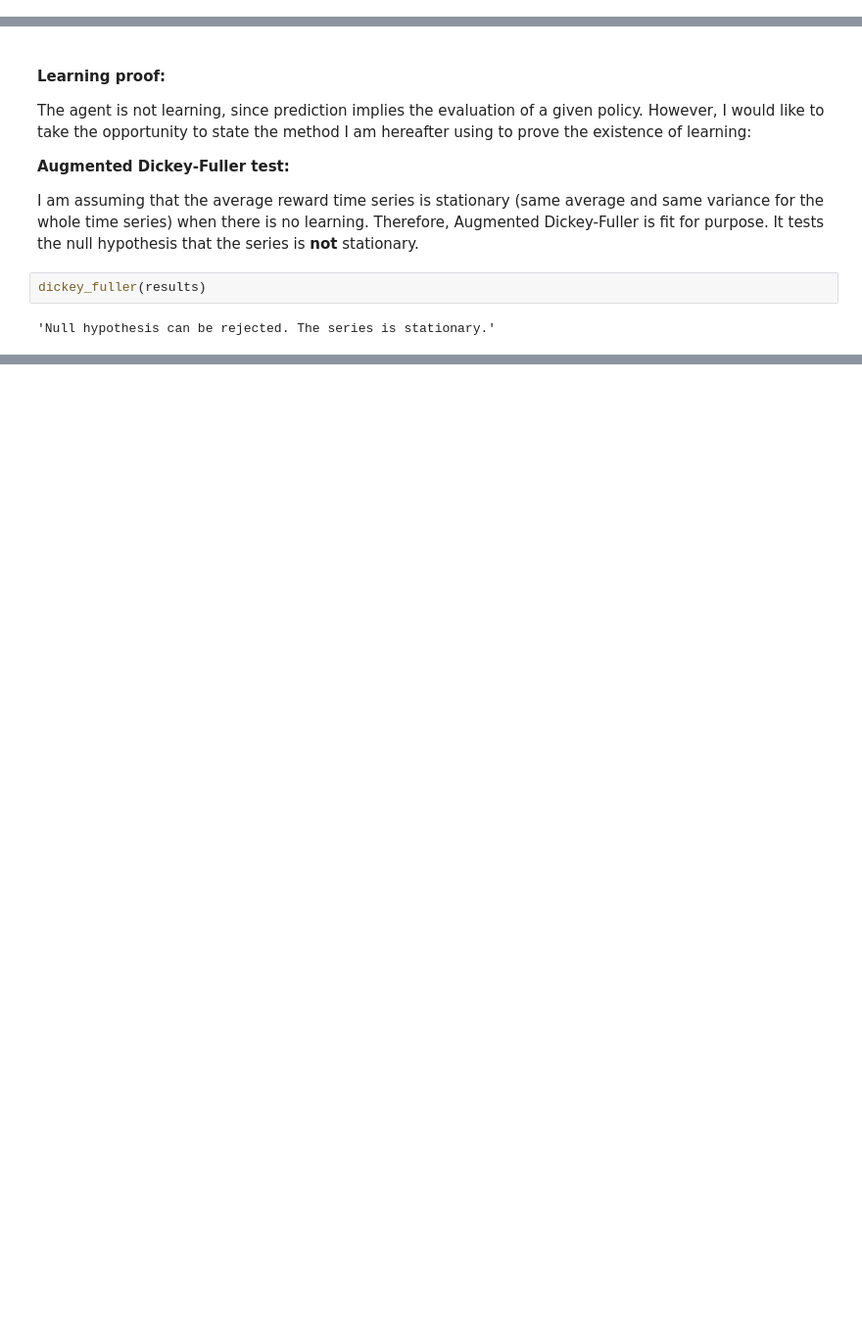
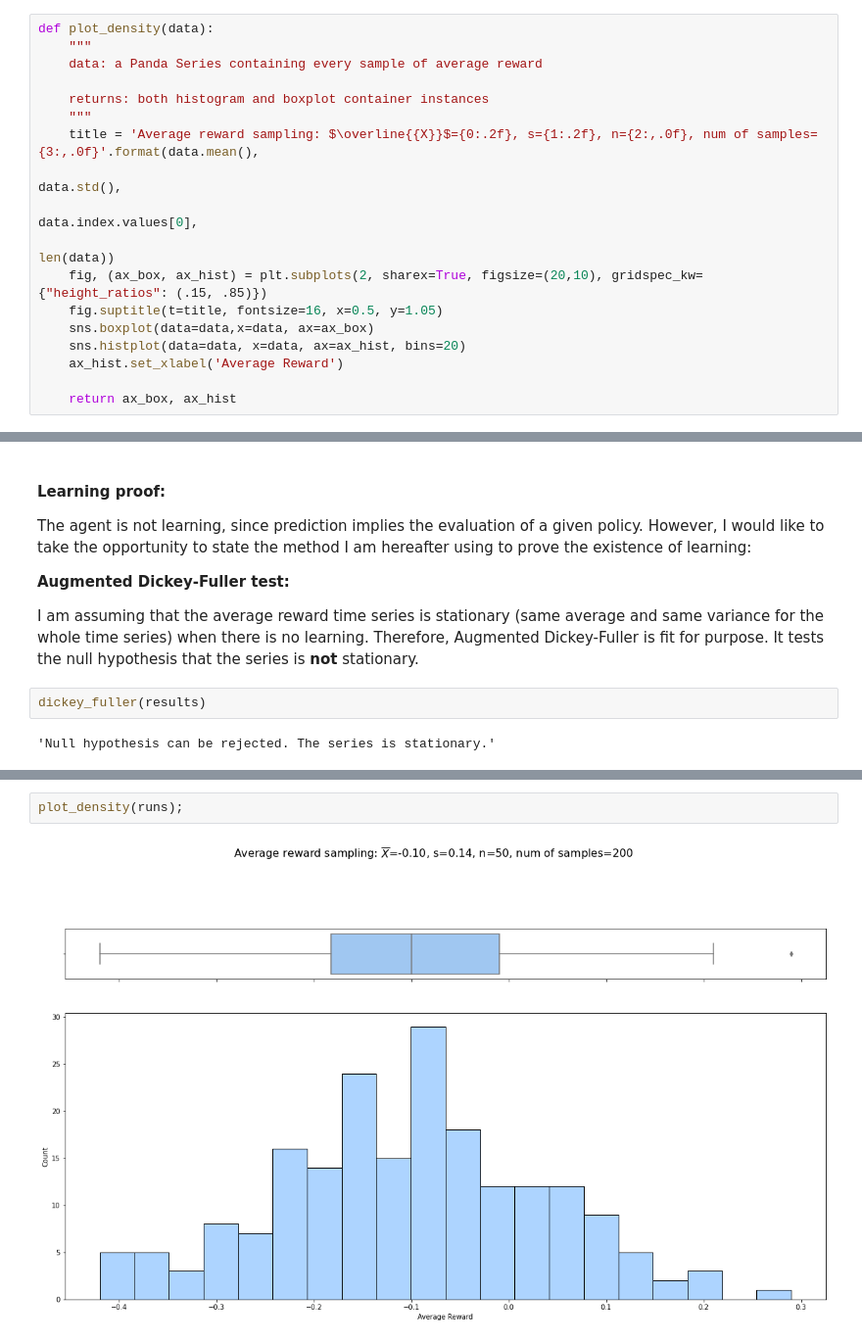
Before and after one commit to Xavi-Linux/Fatjack, a Jupyter notebook: Montecarlo.ipynb, the cells around one changed output, grey strips where cells are left out. Shown: that part at 98% size. Cells and saved outputs as stored; diff of their text form; blank space fills up the shorter version.

```diff
--- a/Montecarlo.ipynb
+++ b/Montecarlo.ipynb
@@ -87,3 +90,21 @@ def plot_reward_time_series(X,Y):
+# %%
+def plot_density(data):
+    """
+    data: a Panda Series containing every sample of average reward
+
+    returns: both histogram and boxplot container instances
+    """
+    title = 'Average reward sampling: $\overline{{X}}$={0:.2f}, s={1:.2f}, n={2:,.0f}, num of samples={3:,.0f}'.format(data.mean(),
+                                                                                                                     data.std(),
+                                                                                                                     data.index.values[0],
+                                                                                                                     len(data))
+    fig, (ax_box, ax_hist) = plt.subplots(2, sharex=True, figsize=(20,10), gridspec_kw={"height_ratios": (.15, .85)})
+    fig.suptitle(t=title, fontsize=16, x=0.5, y=1.05)
+    sns.boxplot(data=data,x=data, ax=ax_box)
+    sns.histplot(data=data, x=data, ax=ax_hist, bins=20)
+    ax_hist.set_xlabel('Average Reward')
+
+    return ax_box, ax_hist
 # %% [markdown]
 #### Value Function:
 # %%
@@ -412 +437,5 @@ max        0.330000
 dtype: float64
+# %%
+plot_density(runs);
+# %% [output]
+[figure, added]
```
Also changed, not shown: parts of 18 cells of this notebook.
